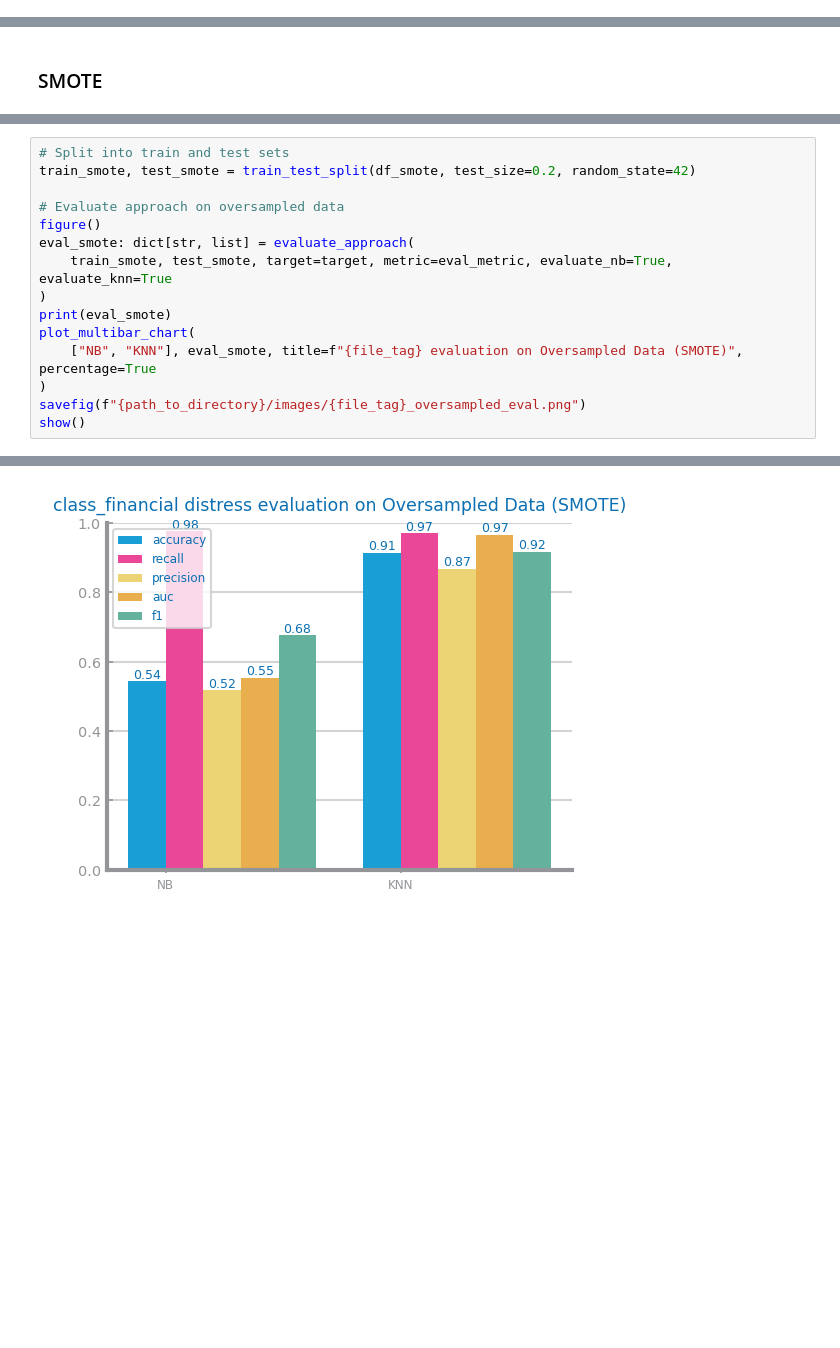
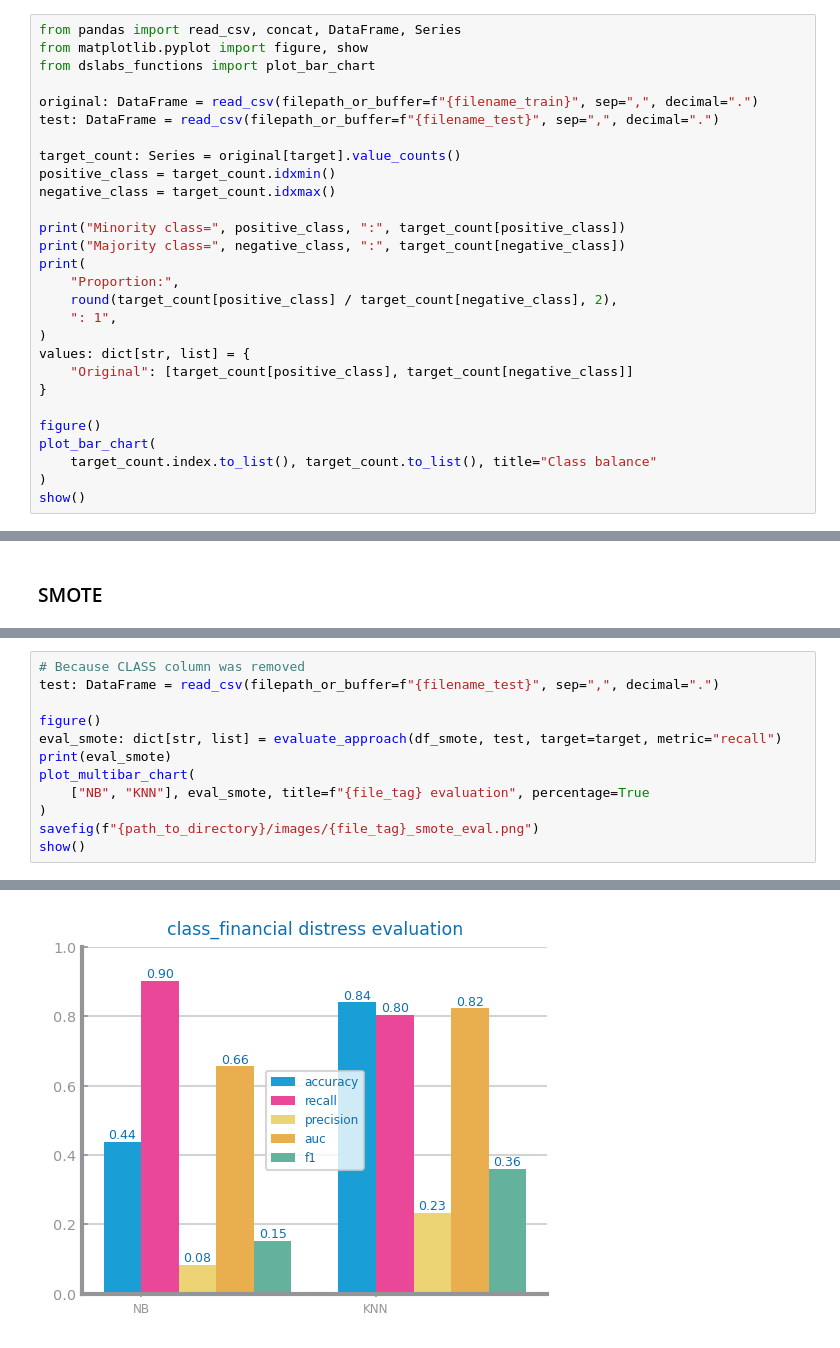
Before and after one commit to Moraisgit/data_science_project, a Jupyter notebook: src/set2_data_preparation.ipynb, the cells around one changed output, grey strips where cells are left out. Cells and saved outputs as stored; diff of their text form; blank space fills up the shorter version.

Commit message:
Data preparation
Methodology, encoding, MVI, outliers, scaling, feature engineering, balancing. Balancing + oversampling. Changes in data profiling.

```diff
--- a/src/set2_data_preparation.ipynb
+++ b/src/set2_data_preparation.ipynb
@@ -758,0 +932,28 @@ Proportion: 0.04 : 1
+# %%
+from pandas import read_csv, concat, DataFrame, Series
+from matplotlib.pyplot import figure, show
+from dslabs_functions import plot_bar_chart
+
+original: DataFrame = read_csv(filepath_or_buffer=f"{filename_train}", sep=",", decimal=".")
+test: DataFrame = read_csv(filepath_or_buffer=f"{filename_test}", sep=",", decimal=".")
+
+target_count: Series = original[target].value_counts()
+positive_class = target_count.idxmin()
+negative_class = target_count.idxmax()
+
+print("Minority class=", positive_class, ":", target_count[positive_class])
+print("Majority class=", negative_class, ":", target_count[negative_class])
+print(
+    "Proportion:",
+    round(target_count[positive_class] / target_count[negative_class], 2),
+    ": 1",
+)
+values: dict[str, list] = {
+    "Original": [target_count[positive_class], target_count[negative_class]]
+}
+
+figure()
+plot_bar_chart(
+    target_count.index.to_list(), target_count.to_list(), title="Class balance"
+)
+show()
@@ -827,16 +1063,13 @@ Proportion: 1.0 : 1
 # %%
-# Split into train and test sets
-train_smote, test_smote = train_test_split(df_smote, test_size=0.2, random_state=42)
+# Because CLASS column was removed
+test: DataFrame = read_csv(filepath_or_buffer=f"{filename_test}", sep=",", decimal=".")
 
-# Evaluate approach on oversampled data
 figure()
-eval_smote: dict[str, list] = evaluate_approach(
-    train_smote, test_smote, target=target, metric=eval_metric, evaluate_nb=True, evaluate_knn=True
-)
+eval_smote: dict[str, list] = evaluate_approach(df_smote, test, target=target, metric="recall")
 print(eval_smote)
 plot_multibar_chart(
-    ["NB", "KNN"], eval_smote, title=f"{file_tag} evaluation on Oversampled Data (SMOTE)", percentage=True
+    ["NB", "KNN"], eval_smote, title=f"{file_tag} evaluation", percentage=True
 )
-savefig(f"{path_to_directory}/images/{file_tag}_oversampled_eval.png")
+savefig(f"{path_to_directory}/images/{file_tag}_smote_eval.png")
 show()
 # %% [output]
@@ -844 +1077 @@ show()
-[figure, old version]
+[figure, new version]
```
Also changed, not shown: parts of 61 cells of this notebook, 13 other files.
